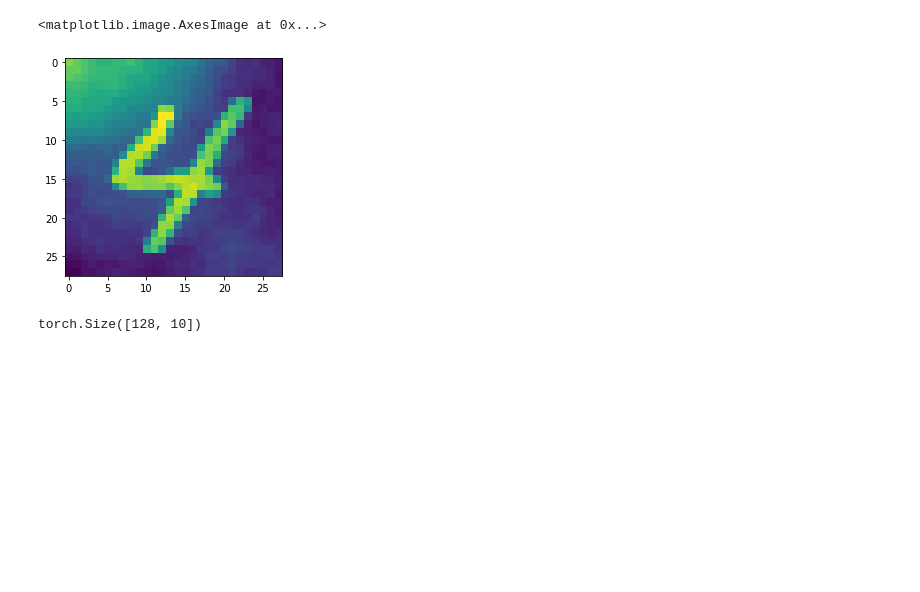
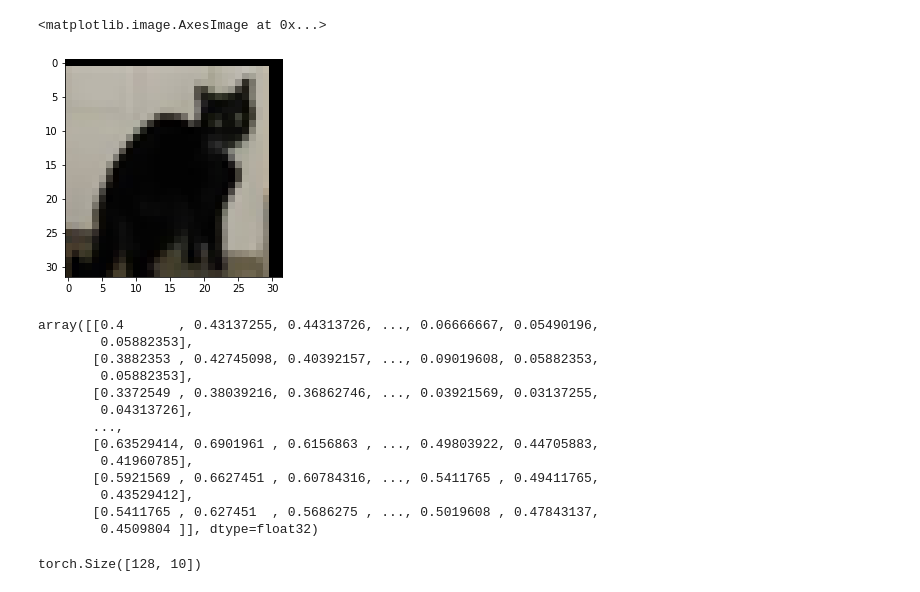
Before and after one commit to hlml/random_games, a Jupyter notebook: playground.ipynb, the cells around one changed output. Drawn from its saved outputs; the diff is of its cells as text; code cells hidden in the pictures; blank space fills up the shorter version.

```diff
--- a/playground.ipynb
+++ b/playground.ipynb
@@ -108,12 +343,32 @@ rand_labels_val = torch.utils.data.DataLoader(rand_labels_val, batch_size=128, s
 mnist_c_bright_trainset = MNISTCDataset(root='../datasets/mnist_c/fog', train=False, transform=trans)
 mnist_c_bright_trainloader = torch.utils.data.DataLoader(mnist_c_bright_trainset, batch_size=128, shuffle=True, num_workers=4)
 # %%
-test_batch = next(iter(mnist_c_bright_trainloader))
+test_batch = next(iter(trainloader))
+# %%
+img=test_batch[0][4].numpy()
+# %%
+img = np.dstack([img[0], img[1], img[2]])
+# %%
+plt.imshow(img)
+# %% [output]
+<matplotlib.image.AxesImage at 0x...>
+[figure, added]
 # %%
-plt.imshow(test_batch[0][0][0].numpy())
+test_batch[0][0][0].numpy()
 # %% [output]
-<matplotlib.image.AxesImage at 0x...>
+array([[0.4       , 0.43137255, 0.44313726, ..., 0.06666667, 0.05490196,
+        0.05882353],
+       [0.3882353 , 0.42745098, 0.40392157, ..., 0.09019608, 0.05882353,
+        0.05882353],
+       [0.3372549 , 0.38039216, 0.36862746, ..., 0.03921569, 0.03137255,
+        0.04313726],
+       ...,
+       [0.63529414, 0.6901961 , 0.6156863 , ..., 0.49803922, 0.44705883,
+        0.41960785],
+       [0.5921569 , 0.6627451 , 0.60784316, ..., 0.5411765 , 0.49411765,
+        0.43529412],
+       [0.5411765 , 0.627451  , 0.5686275 , ..., 0.5019608 , 0.47843137,
+        0.4509804 ]], dtype=float32)
-[figure, removed]
 # %%
 def test(loader, model, save=False, epoch=0, bn_eval=True):
 
```
Also changed, not shown: parts of 43 cells of this notebook, 8 other files.
